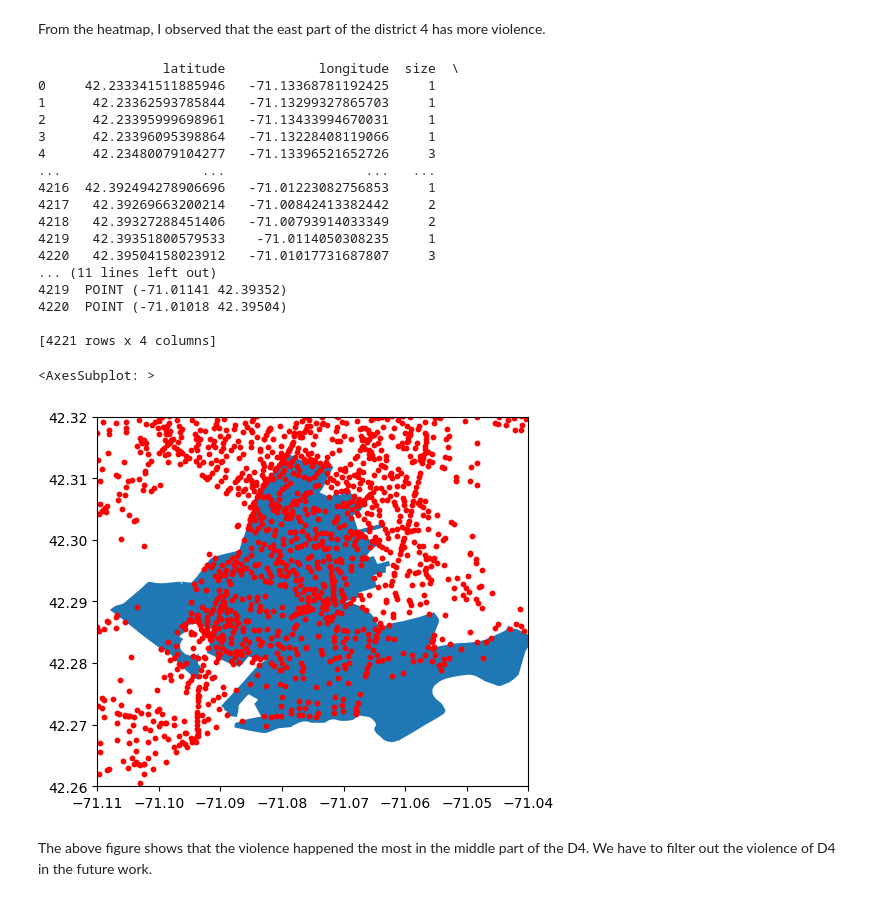
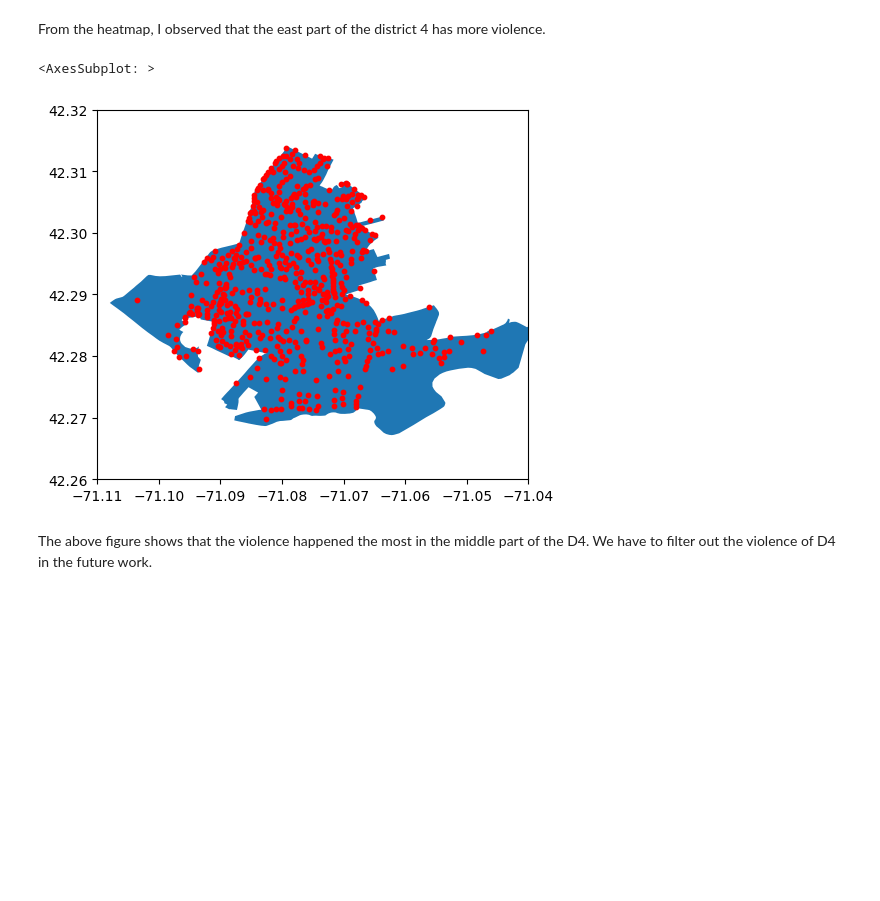
Before and after one commit to BU-Spark/ds-councilor-worrell-gun-violence, a Jupyter notebook: spring23-team-2/deliverables/deliverables 1/pattern.ipynb, the cells around one changed output. Drawn from its saved outputs; the diff is of its cells as text; code cells hidden in the pictures; blank space fills up the shorter version.

Commit message:
modify heatmap

```diff
--- a/spring23-team-2/deliverables/deliverables 1/pattern.ipynb
+++ b/spring23-team-2/deliverables/deliverables 1/pattern.ipynb
@@ -140,40 +142,29 @@ base_map
 From the heatmap, I observed that the east part of the district 4 has more violence.
 # %%
 import geopandas as gpd
+from shapely.geometry import Point, Polygon
 distrcit_shape = gpd.read_file("../../data/City_Council_Districts_-_Effective_for_the_2023_Municipal_Election.geojson")
 # get the district 4 map
 d4 = distrcit_shape[distrcit_shape['DISTRICT']==4]
 # Convert the dataframe to a geopandas GeoDataFrame
 geometry = gpd.points_from_xy(map_data.longitude, map_data.latitude)
 locations_gdf = gpd.GeoDataFrame(map_data, geometry=geometry)
-print(locations_gdf)
+# print(locations_gdf)
+
+geometry = gpd.points_from_xy(map_data.longitude, map_data.latitude)
+locations_gdf = gpd.GeoDataFrame(map_data, geometry=geometry)
+
 # Plot the map with the locations
 ax = d4.plot()
 ax.set_xlim(-71.11, -71.04)
 ax.set_ylim(42.26, 42.32)
-locations_gdf.plot(ax=ax, marker='o', color='red', markersize=10)
+x = locations_gdf.loc[locations_gdf['geometry'].within(d4['geometry'].values[0])]
+x.plot(ax=ax, marker='o', color='red', markersize=10)
 
 #TODO: filter the scatter plot so that we only have data in D4
 # %% [output]
-                latitude            longitude  size  \
-0     42.233341511885946   -71.13368781192425     1
-1      42.23362593785844   -71.13299327865703     1
-2      42.23395999698961   -71.13433994670031     1
-3      42.23396095398864   -71.13228408119066     1
-4      42.23480079104277   -71.13396521652726     3
-...                  ...                  ...   ...
-4216  42.392494278906696   -71.01223082756853     1
-4217   42.39269663200214   -71.00842413382442     2
-4218   42.39327288451406   -71.00793914033349     2
-4219   42.39351800579533    -71.0114050308235     1
-4220   42.39504158023912   -71.01017731687807     3
-... (11 lines left out)
-4219  POINT (-71.01141 42.39352)
-4220  POINT (-71.01018 42.39504)
-
-[4221 rows x 4 columns]
+<AxesSubplot: >
-<AxesSubplot: >
-[figure, old version]
+[figure, new version]
 # %% [markdown]
 The above figure shows that the violence happened the most in the middle part of the D4. We have to filter out the
 violence of D4 in the future work.
```
Also changed, not shown: parts of 3 cells of this notebook.
